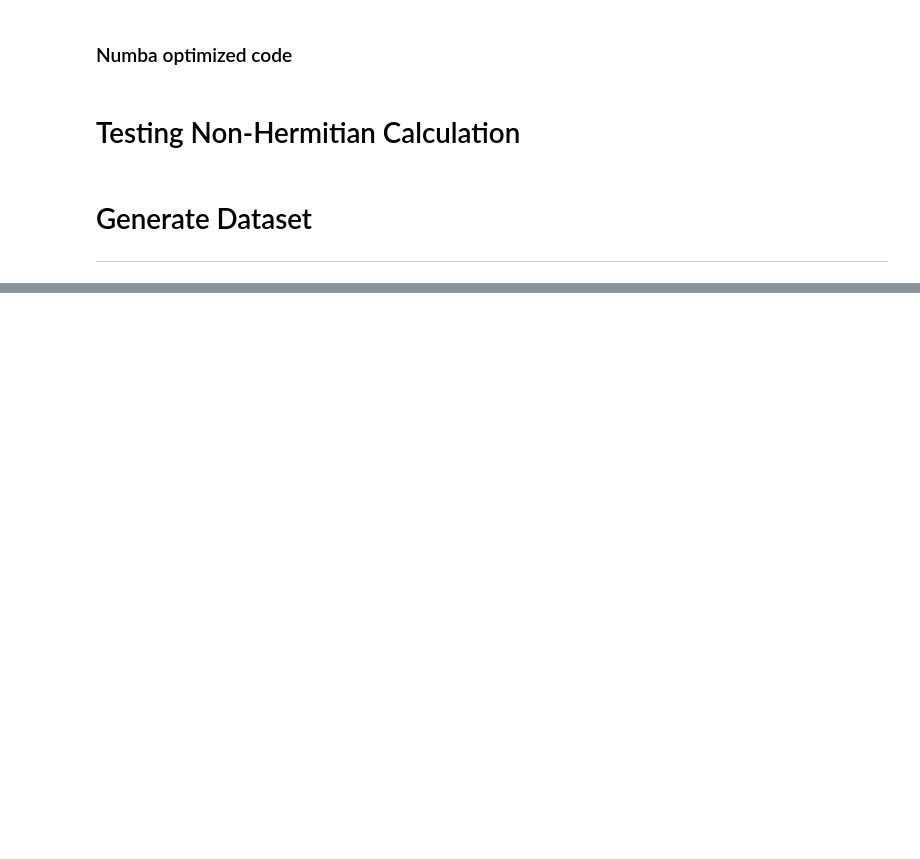
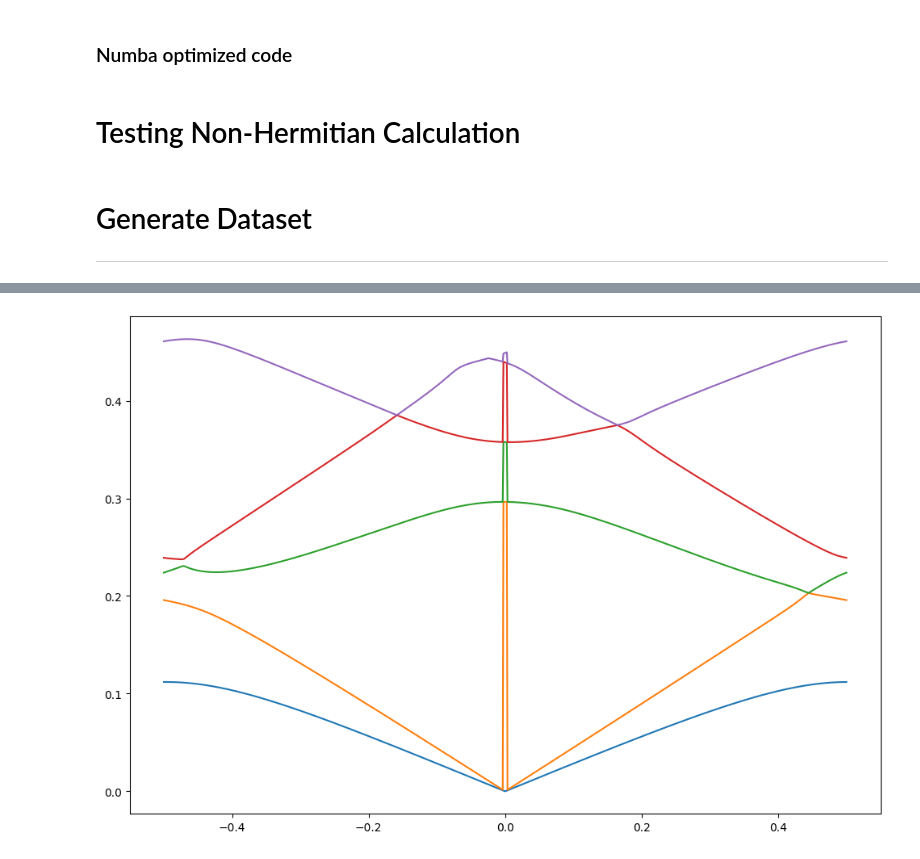
Before and after one commit to MattKuehr/Research2, a Jupyter notebook: generate_data.ipynb, the cells around one changed output, grey strips where cells are left out. Drawn from its saved outputs; the diff is of its cells as text; code cells hidden in the pictures; blank space fills up the shorter version.

```diff
--- a/generate_data.ipynb
+++ b/generate_data.ipynb
@@ -115,0 +138,28 @@ for param_combination in all_param_combinations:
+# %%
+import numpy as np
+
+def get_first_five_bands(all_omega, all_q):
+    unique_ks = np.unique(all_q)
+    k_filtered = []
+    omega_filtered = []
+
+    for k in unique_ks:
+        # 1. Find all eigenvalues associated with this specific k
+        indices = np.where(all_q == k)[0]
+        omegas_at_k = all_omega[indices]
+
+        # 2. Sort by Real part (as suggested by the paper )
+        # This aligns the eigenvalues into continuous bands 1 through 5
+        sorted_omegas = omegas_at_k[np.argsort(omegas_at_k.real)]
+
+        # 3. Take the first 5 (the lowest frequency bands [cite: 60])
+        top_five = sorted_omegas[:5]
+
+        for val in top_five:
+            k_filtered.append(k)
+            omega_filtered.append(val)
+
+    return np.array(k_filtered), np.array(omega_filtered)
+
+# Usage:
+k_clean, omega_clean = get_first_five_bands(omega_vals, q_vals)
@@ -115,0 +187,16 @@ for param_combination in all_param_combinations:
+# %%
+omega_real = [omega.real for omega in omega_clean]
+omega_imag = [omega.imag for omega in omega_clean]
+# %%
+import matplotlib.pyplot as plt
+
+# Plot real parts
+plt.figure(figsize=(12, 8))
+plt.plot(k_clean[0:len(k_clean):5], omega_real[0:len(omega_real):5])
+plt.plot(k_clean[1:len(k_clean):5], omega_real[1:len(omega_real):5])
+plt.plot(k_clean[2:len(k_clean):5], omega_real[2:len(omega_real):5])
+plt.plot(k_clean[3:len(k_clean):5], omega_real[3:len(omega_real):5])
+plt.plot(k_clean[4:len(k_clean):5], omega_real[4:len(omega_real):5])
+plt.show()
+# %% [output]
+[figure, added]
```
Also changed, not shown: parts of 12 cells of this notebook, 1 other file.
